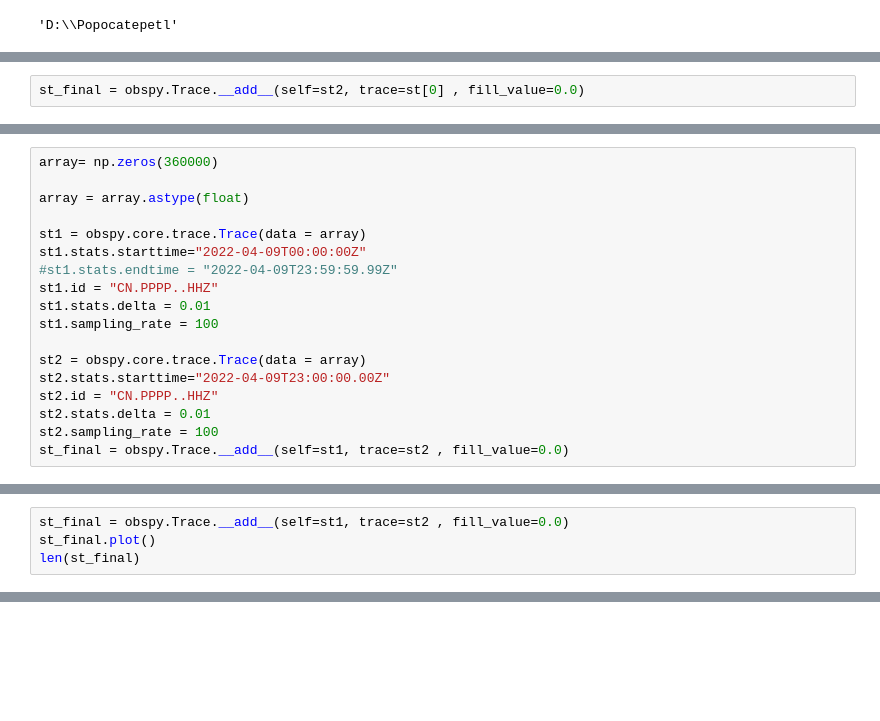
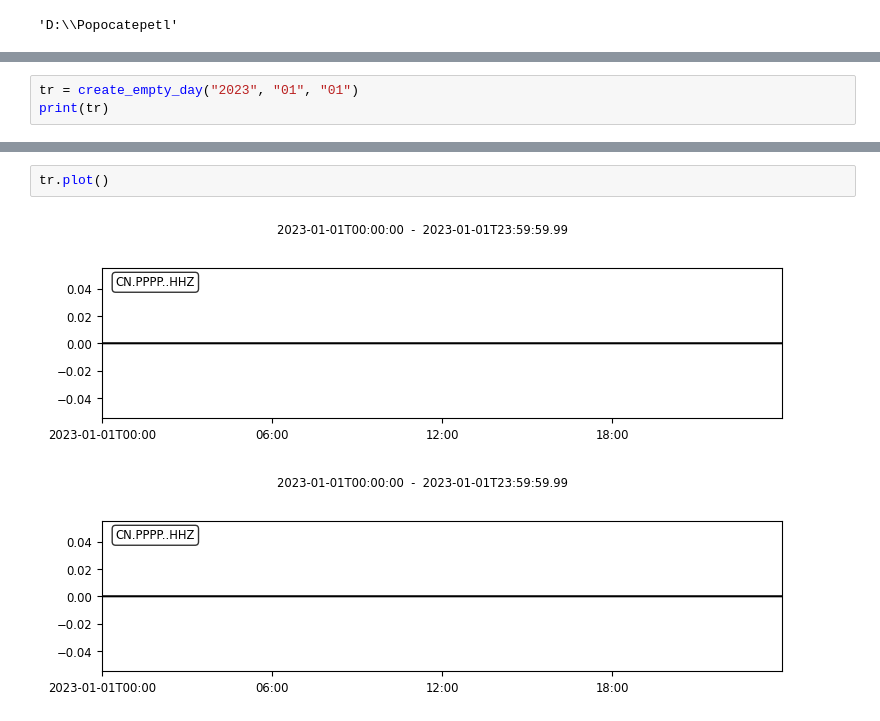
Before and after one commit to javierMoG/PopocatepetlVolcano, a Jupyter notebook: src/Pruebas.ipynb, the cells around one changed output, grey strips where cells are left out. Saved outputs shown, nothing was run; the diff lists cells and outputs as text; blank space fills up the shorter version.

Commit message:
feat: test the functions of data_day_processing

```diff
--- a/src/Pruebas.ipynb
+++ b/src/Pruebas.ipynb
@@ -378,2 +23,0 @@ st2.stats
-# %%
-st_final = obspy.Trace.__add__(self=st2, trace=st[0] , fill_value=0.0)
@@ -386,18 +23,0 @@ len(st_final)
-# %%
-array= np.zeros(360000)
-
-array = array.astype(float)
-
-st1 = obspy.core.trace.Trace(data = array)
-st1.stats.starttime="2022-04-09T00:00:00Z"
-#st1.stats.endtime = "2022-04-09T23:59:59.99Z"
-st1.id = "CN.PPPP..HHZ"
-st1.stats.delta = 0.01
-st1.sampling_rate = 100
-
-st2 = obspy.core.trace.Trace(data = array)
-st2.stats.starttime="2022-04-09T23:00:00.00Z"
-st2.id = "CN.PPPP..HHZ"
-st2.stats.delta = 0.01
-st2.sampling_rate = 100
-st_final = obspy.Trace.__add__(self=st1, trace=st2 , fill_value=0.0)
@@ -409,4 +23,0 @@ st1.plot()
-# %%
-st_final = obspy.Trace.__add__(self=st1, trace=st2 , fill_value=0.0)
-st_final.plot()
-len(st_final)
@@ -419,0 +335,3 @@ CN.PPPP..HHZ | 2022-04-09T00:00:00.000000Z - 2022-04-09T23:59:59.980000Z | 100.0
+# %%
+tr = create_empty_day("2023", "01", "01")
+print(tr)
@@ -419,0 +353,5 @@ CN.PPPP..HHZ | 2022-04-09T00:00:00.000000Z - 2022-04-09T23:59:59.980000Z | 100.0
+# %%
+tr.plot()
+# %% [output]
+[figure, added]
+[figure, added]
```
Also changed, not shown: parts of 65 cells of this notebook.
